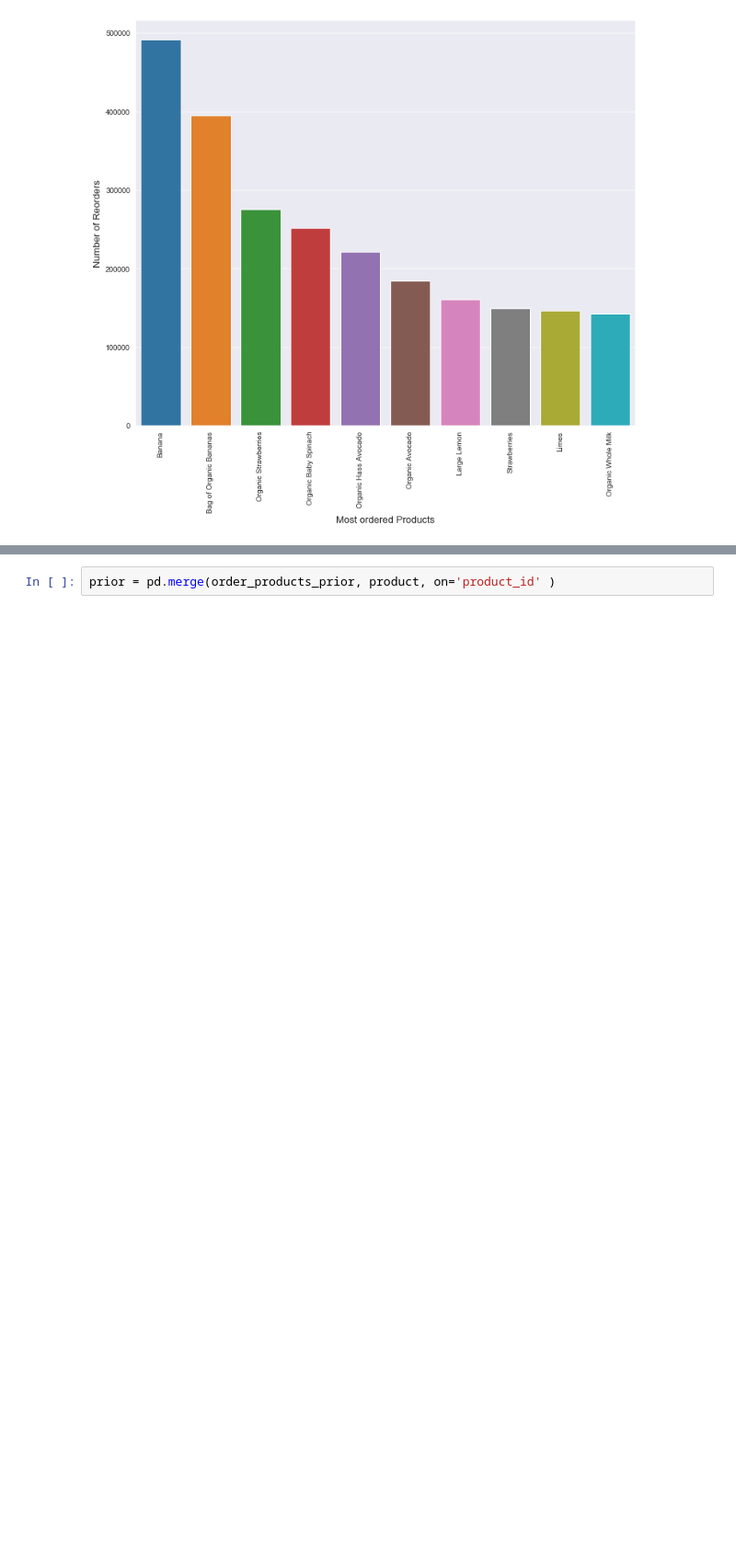
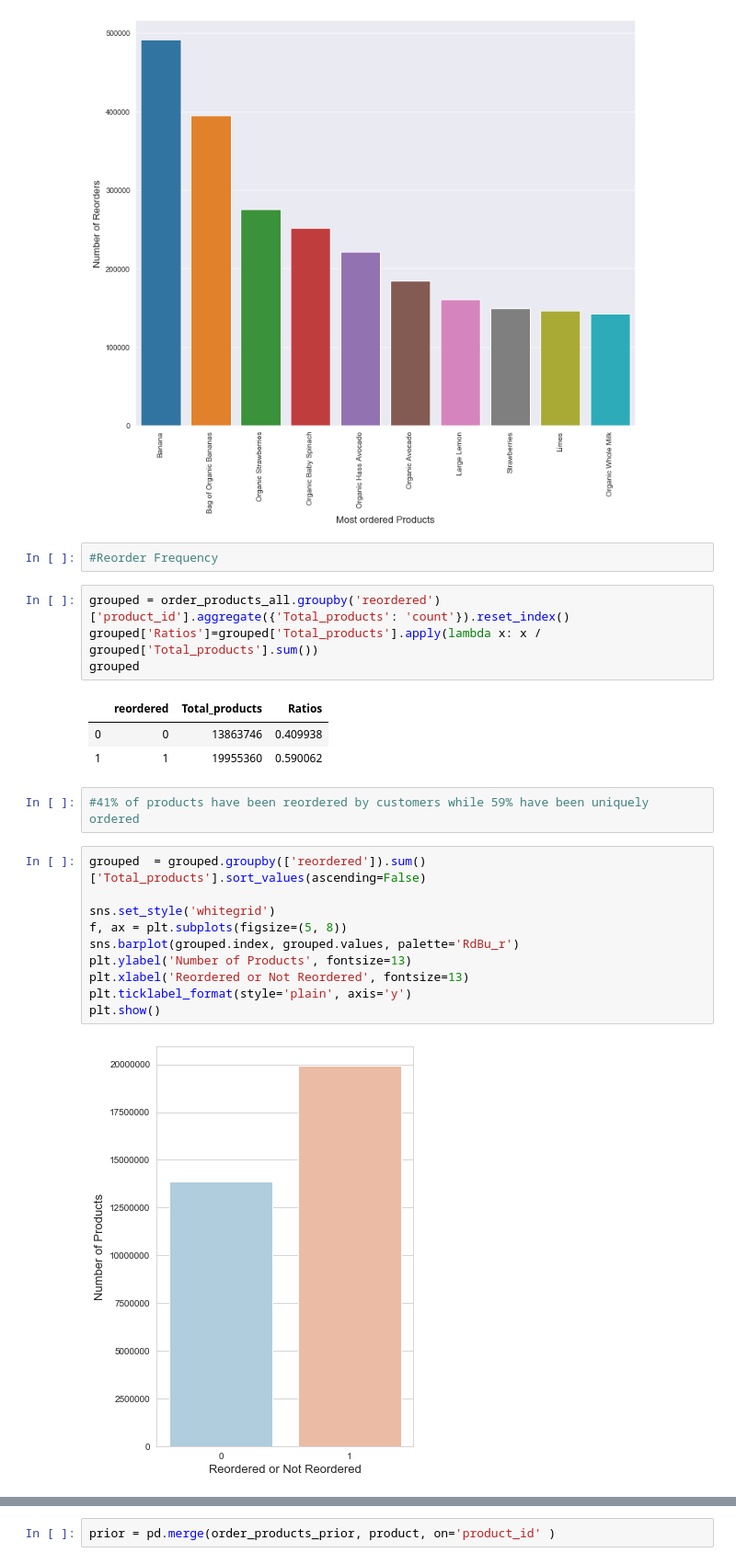
Before and after one commit to miguelgrisanti/Instacart_Capstone, a Jupyter notebook: InstaCart_Miguelgris.ipynb, the cells around one changed output, grey strips where cells are left out. Shown at 92% size. Drawn from its saved outputs; the diff is of its cells as text; blank space fills up the shorter version.

```diff
--- a/InstaCart_Miguelgris.ipynb
+++ b/InstaCart_Miguelgris.ipynb
@@ -142,3 +167,27 @@ plt.xlabel('Most ordered Products', fontsize=13)
 plt.show()
 # %% [output]
 [figure]
+# %%
+#Reorder Frequency
+# %%
+grouped = order_products_all.groupby('reordered')['product_id'].aggregate({'Total_products': 'count'}).reset_index()
+grouped['Ratios']=grouped['Total_products'].apply(lambda x: x / grouped['Total_products'].sum())
+grouped
+# %% [output]
+|  | reordered | Total_products | Ratios |
+| 0 | 0 | 13863746 | 0.409938 |
+| 1 | 1 | 19955360 | 0.590062 |
+# %%
+#41% of products have been reordered by customers while 59% have been uniquely ordered
+# %%
+grouped  = grouped.groupby(['reordered']).sum()['Total_products'].sort_values(ascending=False)
+
+sns.set_style('whitegrid')
+f, ax = plt.subplots(figsize=(5, 8))
+sns.barplot(grouped.index, grouped.values, palette='RdBu_r')
+plt.ylabel('Number of Products', fontsize=13)
+plt.xlabel('Reordered or Not Reordered', fontsize=13)
+plt.ticklabel_format(style='plain', axis='y')
+plt.show()
+# %% [output]
+[figure, added]
```
Also changed, not shown: parts of 15 cells of this notebook.
